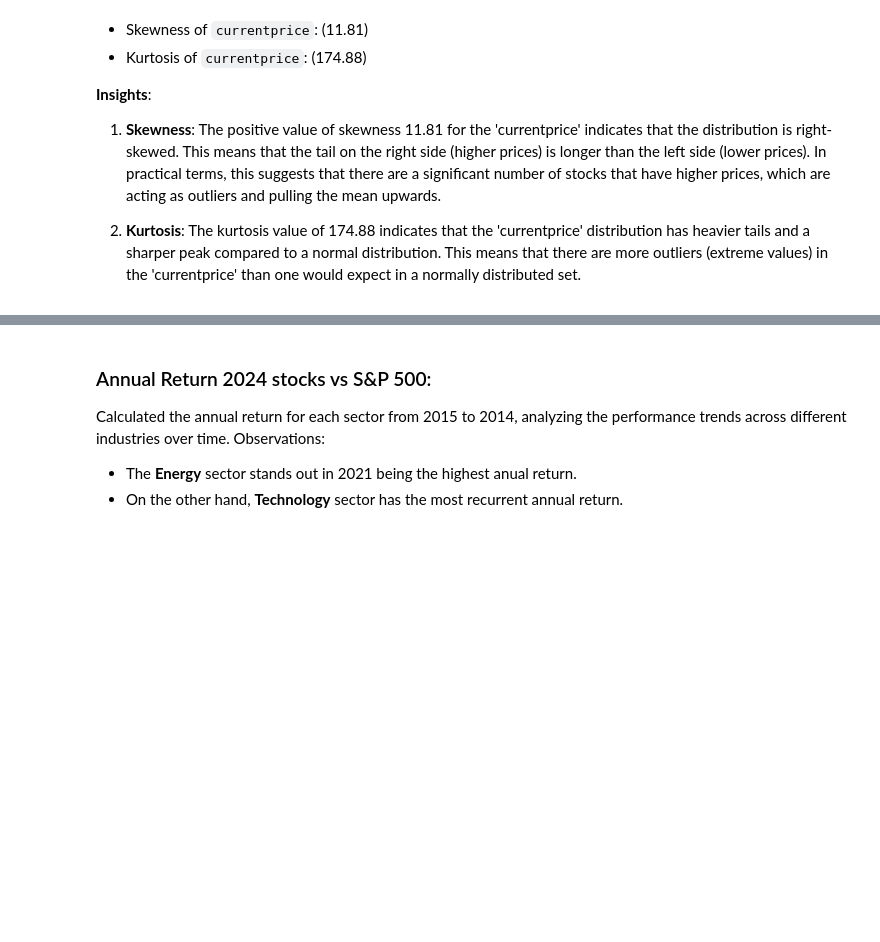
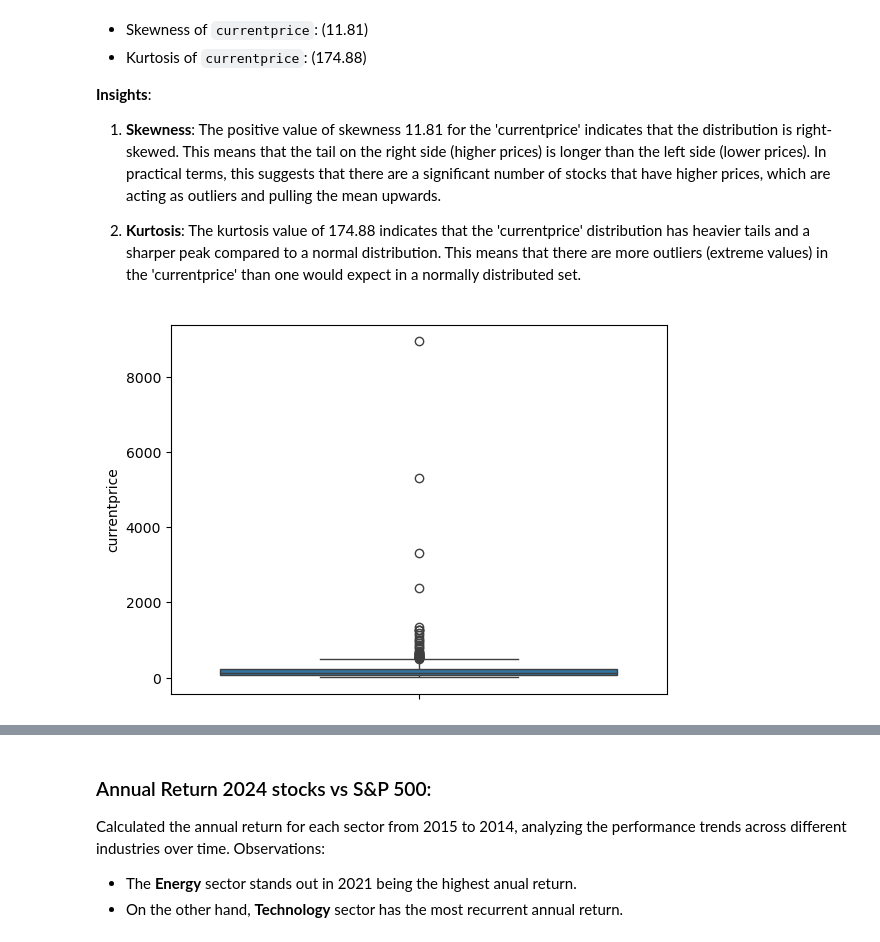
Before and after one commit to marsalmorera/stock-analysis, a Jupyter notebook: stock-analysis.ipynb, the cells around one changed output, grey strips where cells are left out. Cells and saved outputs as stored; diff of their text form; code cells hidden in the pictures; blank space fills up the shorter version.

```diff
--- a/stock-analysis.ipynb
+++ b/stock-analysis.ipynb
@@ -512,3 +501,8 @@ plt.xlim(0, 2100)
 1. **Skewness**: The positive value of skewness 11.81 for the 'currentprice' indicates that the distribution is right-skewed. This means that the tail on the right side (higher prices) is longer than the left side (lower prices). In practical terms, this suggests that there are a significant number of stocks that have higher prices, which are acting as outliers and pulling the mean upwards.
 
 2. **Kurtosis**: The kurtosis value of 174.88 indicates that the 'currentprice' distribution has heavier tails and a sharper peak compared to a normal distribution. This means that there are more outliers (extreme values) in the 'currentprice' than one would expect in a normally distributed set.
+# %%
+sns.boxplot(data=num.currentprice)
+plt.show()
+# %% [output]
+[figure, added]
```
Also changed, not shown: parts of 58 cells of this notebook, 1 other file.
